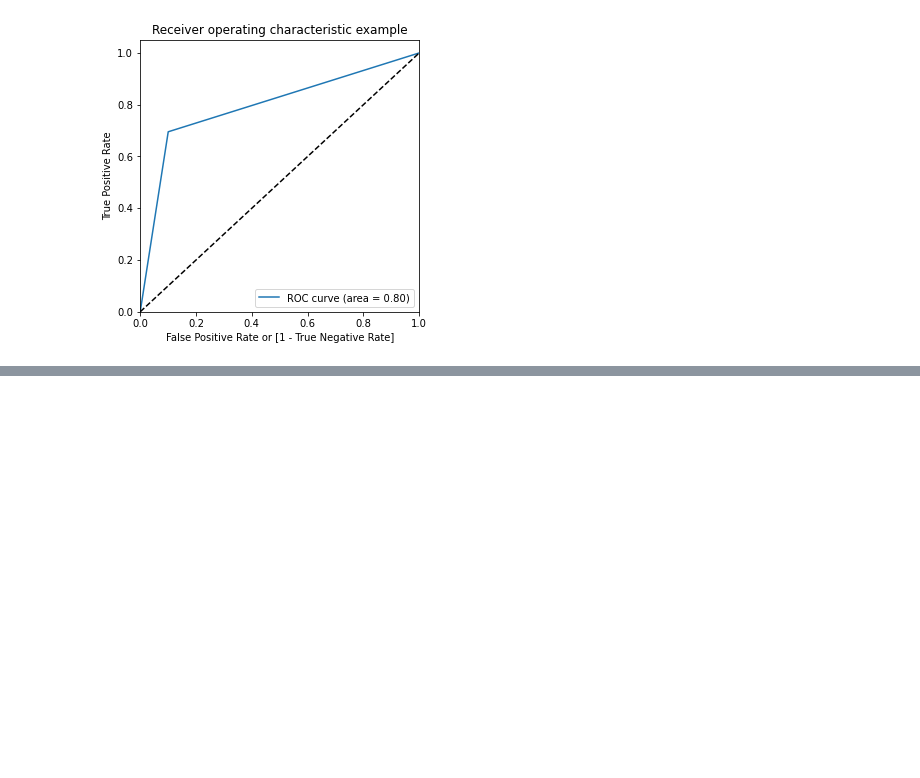
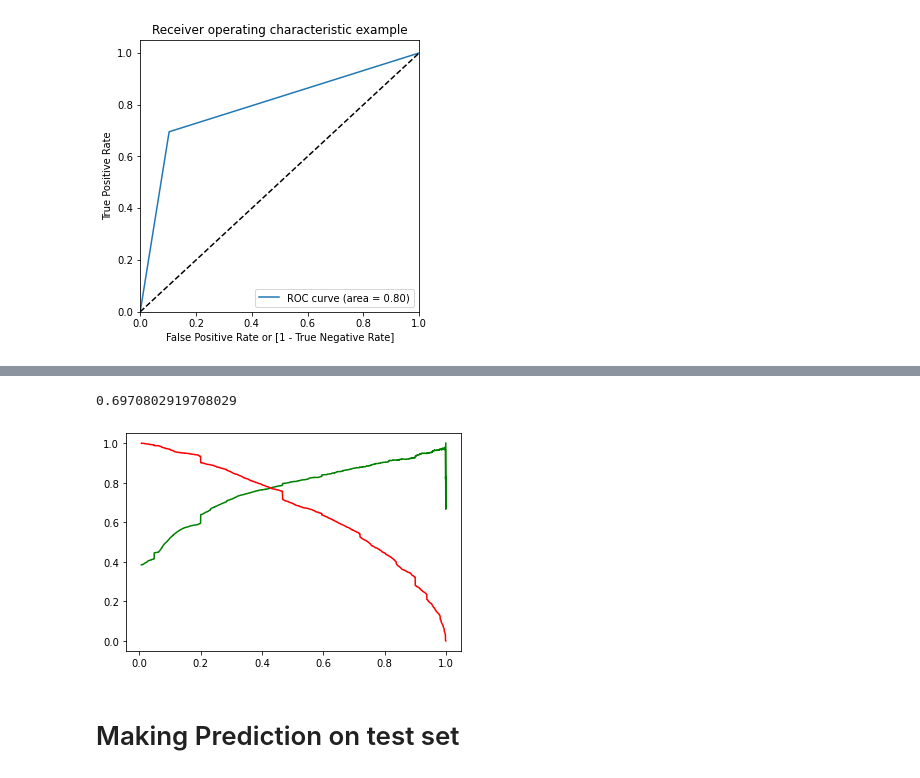
Before and after one commit to anagha172/LSCStudy, a Jupyter notebook: Lead_Scoring_Case_Study_Anagha_v1.ipynb, the cells around one changed output, grey strips where cells are left out. Saved outputs shown, nothing was run; the diff lists cells and outputs as text; code cells hidden in the pictures; blank space fills up the shorter version.

```diff
--- a/Lead_Scoring_Case_Study_Anagha_v1.ipynb
+++ b/Lead_Scoring_Case_Study_Anagha_v1.ipynb
@@ -1206,0 +1353,5 @@ plt.show()
+# %%
+#recall TP/TP+FN
+print (TP / float(TP+FN))
+# %% [output]
+0.6970802919708029
@@ -1206,0 +1360,8 @@ plt.show()
+# %%
+p, r, thresholds = precision_recall_curve(y_train_pred_final.Converted, y_train_pred_final.Converted_prob)
+# %%
+plt.plot(thresholds, p[:-1], "g-",label='Precision')
+plt.plot(thresholds, r[:-1], "r-",label='Recall')
+plt.show()
+# %% [output]
+[figure, added]
@@ -1206,0 +1370,2 @@ plt.show()
+# %% [markdown]
+# Making Prediction on test set
```
Also changed, not shown: parts of 69 cells of this notebook.
